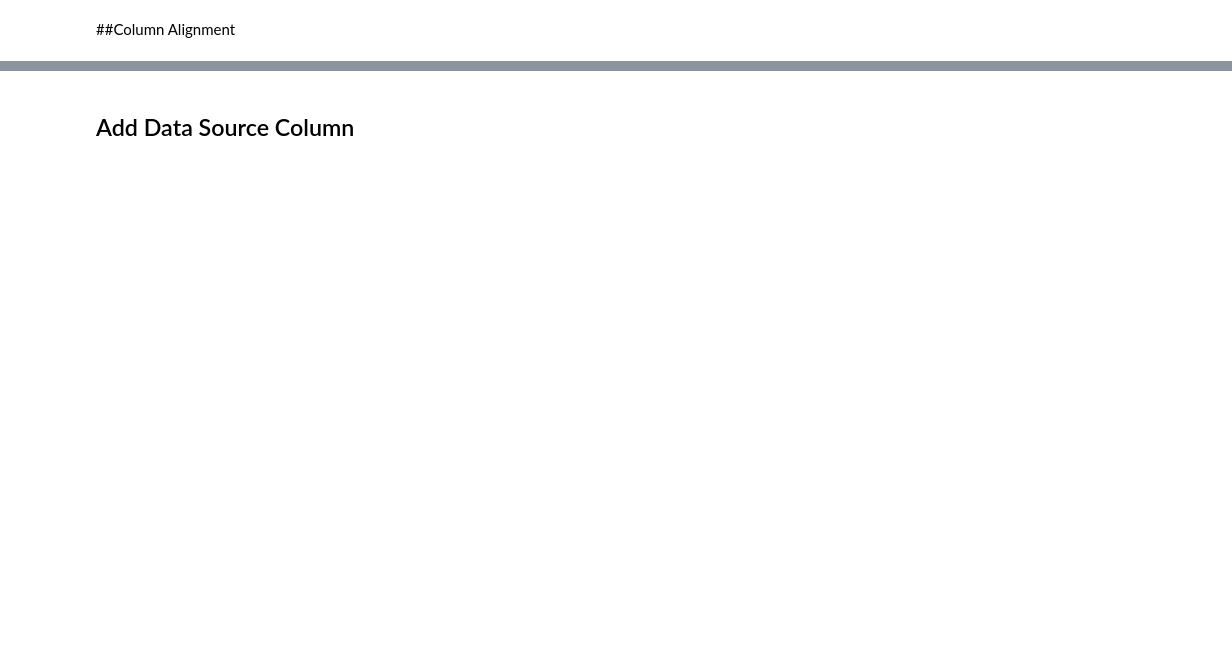
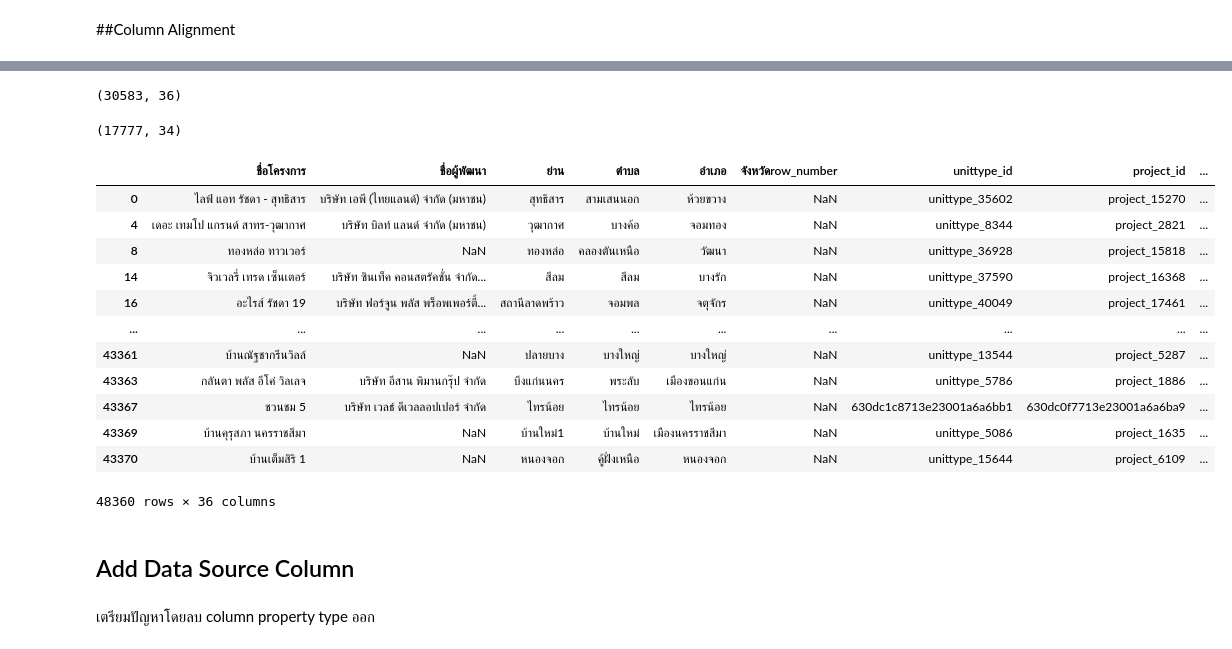
Before and after one commit to bugsotim/BSC_DPDM2025, a Jupyter notebook: CH3_Data_Prepocessing.ipynb, the cells around one changed output, grey strips where cells are left out. Cells and saved outputs as stored; diff of their text form; code cells hidden in the pictures; blank space fills up the shorter version.

```diff
--- a/CH3_Data_Prepocessing.ipynb
+++ b/CH3_Data_Prepocessing.ipynb
@@ -345,0 +494,13 @@ unittype['จังหวัด'] = unittype['project_id'].map(project_dedup.set
+# %%
+colomns_titles = ([ 'ชื่อโครงการ', 'ชื่อผู้พัฒนา', 'ย่าน', 'ตำบล', 'อำเภอ', 'จังหวัด''row_number', 'unittype_id', 'project_id', 'name_th', 'propertytype_id',
+       'propertytype_name_en', 'propertytype_name_th', 'area_total_min_wa',
+       'area_usable_min', 'price_min', 'count_airconditioner',
+       'count_elevator', 'count_floor_internal', 'count_parking',
+       'count_room_bath', 'count_room_bed', 'count_room_dinning',
+       'count_room_guest', 'count_room_kitchen', 'count_room_living',
+       'count_room_maid', 'count_room_storage', 'count_room_utility',
+       'date_created', 'date_updated', 'source', 'url_unittype', 'day',])
+condo_swap = condo.reindex(columns=colomns_titles)
+# %%
+condo_swap = pd.concat([condo_swap,house])
+condo_swap.head()
@@ -346,2 +535,30 @@ unittype['จังหวัด'] = unittype['project_id'].map(project_dedup.set
+# %%
+condo_swap['price_min_bath'] = condo_swap['price_min']*1000000
+# %%
+condo_swap.shape
+# %% [output]
+(30583, 36)
+# %%
+house.shape
+# %% [output]
+(17777, 34)
+# %%
+pd.concat([condo_swap,house])
+# %% [output]
+|  | ชื่อโครงการ | ชื่อผู้พัฒนา | ย่าน | ตำบล | อำเภอ | จังหวัดrow_number | unittype_id | project_id | ... |
+| 0 | ไลฟ์ แอท รัชดา - สุทธิสาร | บริษัท เอพี (ไทยแลนด์) จำกัด (มหาชน) | สุทธิสาร | สามเสนนอก | ห้วยขวาง | NaN | unittype_35602 | project_15270 | ... |
+| 4 | เดอะ เทมโป แกรนด์ สาทร-วุฒากาศ | บริษัท บิลท์ แลนด์ จำกัด (มหาชน) | วุฒากาศ | บางค้อ | จอมทอง | NaN | unittype_8344 | project_2821 | ... |
+| 8 | ทองหล่อ ทาวเวอร์ | NaN | ทองหล่อ | คลองตันเหนือ | วัฒนา | NaN | unittype_36928 | project_15818 | ... |
+| 14 | จิวเวลรี่ เทรด เซ็นเตอร์ | บริษัท ซินเท็ค คอนสตรัคชั่น จำกัด... | สีลม | สีลม | บางรัก | NaN | unittype_37590 | project_16368 | ... |
+| 16 | อะไรส์ รัชดา 19 | บริษัท ฟอร์จูน พลัส พร็อพเพอร์ตี้... | สถานีลาดพร้าว | จอมพล | จตุจักร | NaN | unittype_40049 | project_17461 | ... |
+| ... | ... | ... | ... | ... | ... | ... | ... | ... | ... |
+| 43361 | บ้านณัฐชากรีนวิลล์ | NaN | ปลายบาง | บางใหญ่ | บางใหญ่ | NaN | unittype_13544 | project_5287 | ... |
+| 43363 | กลันตา พลัส อีโค่ วิลเลจ | บริษัท อีสาน พิมานกรุ๊ป จำกัด | บึงแก่นนคร | พระลับ | เมืองขอนแก่น | NaN | unittype_5786 | project_1886 | ... |
+| 43367 | ชวนชม 5 | บริษัท เวลธ์ ดีเวลลอปเปอร์ จำกัด | ไทรน้อย | ไทรน้อย | ไทรน้อย | NaN | 630dc1c8713e23001a6a6bb1 | 630dc0f7713e23001a6a6ba9 | ... |
+| 43369 | บ้านคุรุสภา นครราชสีมา | NaN | บ้านใหม่1 | บ้านใหม่ | เมืองนครราชสีมา | NaN | unittype_5086 | project_1635 | ... |
+| 43370 | บ้านเต็มสิริ 1 | NaN | หนองจอก | คู้ฝั่งเหนือ | หนองจอก | NaN | unittype_15644 | project_6109 | ... |
+48360 rows × 36 columns
 # %% [markdown]
 ## Add Data Source Column
+# %% [markdown]
+เตรียมปัญหาโดยลบ column property type ออก
```
Also changed, not shown: parts of 32 cells of this notebook.
